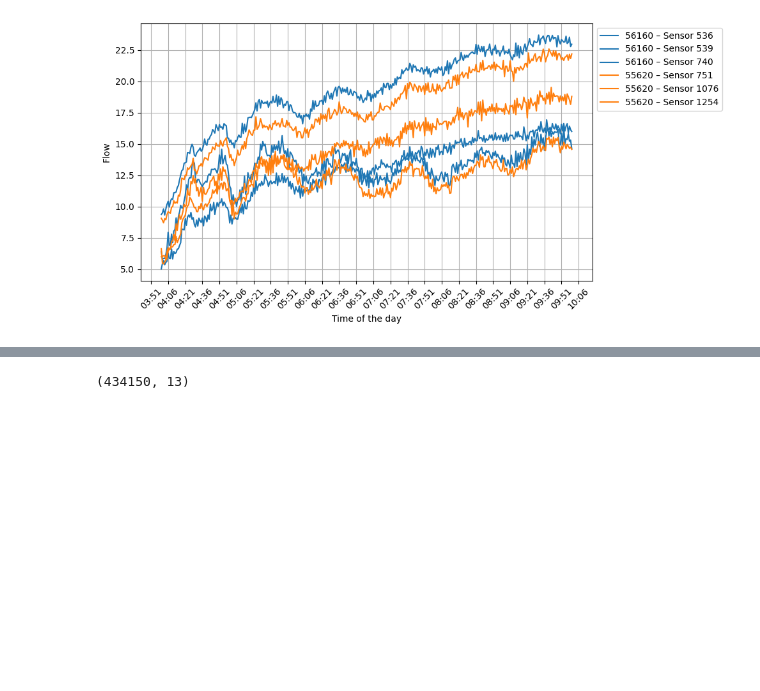
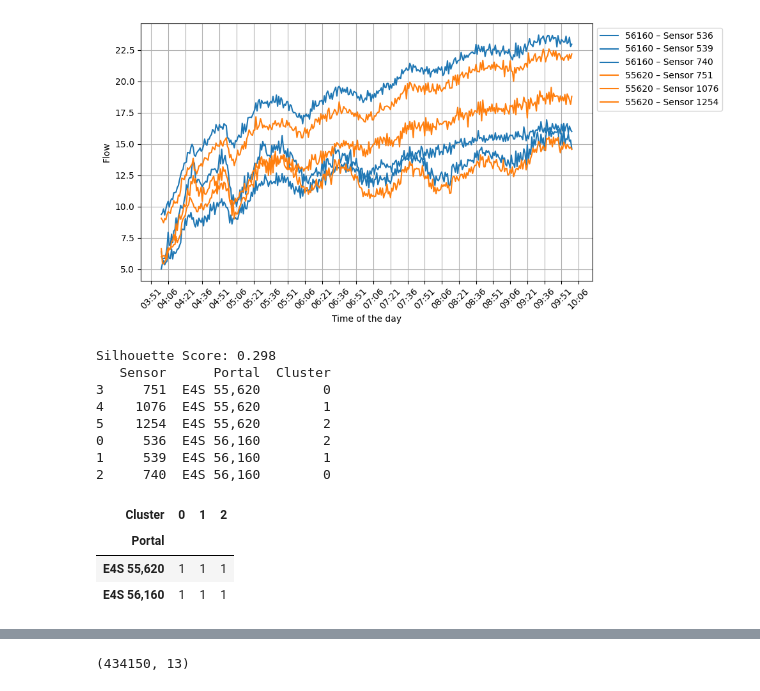
Before and after one commit to Jojo18-20/Project_AI_Transportation, a Jupyter notebook: data_exploration.ipynb, the cells around one changed output, grey strips where cells are left out. Saved outputs shown, nothing was run; the diff lists cells and outputs as text; code cells hidden in the pictures; blank space fills up the shorter version.

```diff
--- a/data_exploration.ipynb
+++ b/data_exploration.ipynb
@@ -305,0 +529,32 @@ The PostScript backend does not support transparency; partially transparent arti
+# %%
+kmeans = KMeans(n_clusters=3, random_state=42)
+labels = kmeans.fit_predict(X)
+
+# Sensor-Portal Mapping
+sensor_to_portal = df.set_index("DP_ID")["PORTAL"].to_dict()
+
+clusters = pd.DataFrame({
+    "Sensor": sensor_ids,
+    "Portal": [sensor_to_portal[s] for s in sensor_ids],
+    "Cluster": labels
+}).sort_values("Portal")
+
+from sklearn.metrics import silhouette_score
+score = silhouette_score(X, labels)
+print("Silhouette Score:", round(score, 3))
+
+print(clusters)
+clusters.groupby("Portal")["Cluster"].value_counts().unstack(fill_value=0)
+# %% [output]
+Silhouette Score: 0.298
+   Sensor      Portal  Cluster
+3     751  E4S 55,620        0
+4    1076  E4S 55,620        1
+5    1254  E4S 55,620        2
+0     536  E4S 56,160        2
+1     539  E4S 56,160        1
+2     740  E4S 56,160        0
+| Cluster | 0 | 1 | 2 |
+| Portal |  |  |  |
+| E4S 55,620 | 1 | 1 | 1 |
+| E4S 56,160 | 1 | 1 | 1 |
```
Also changed, not shown: parts of 12 cells of this notebook, 8 other files.
